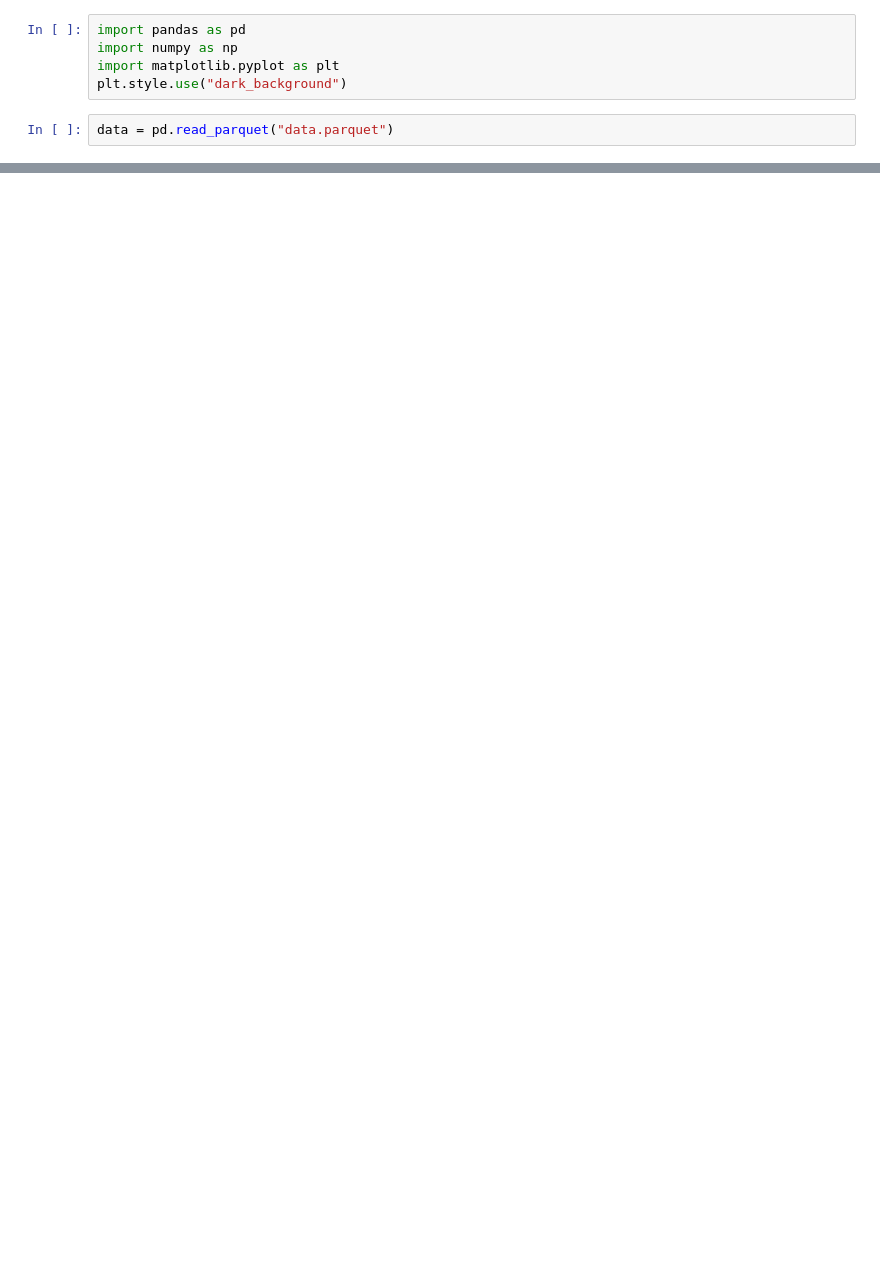
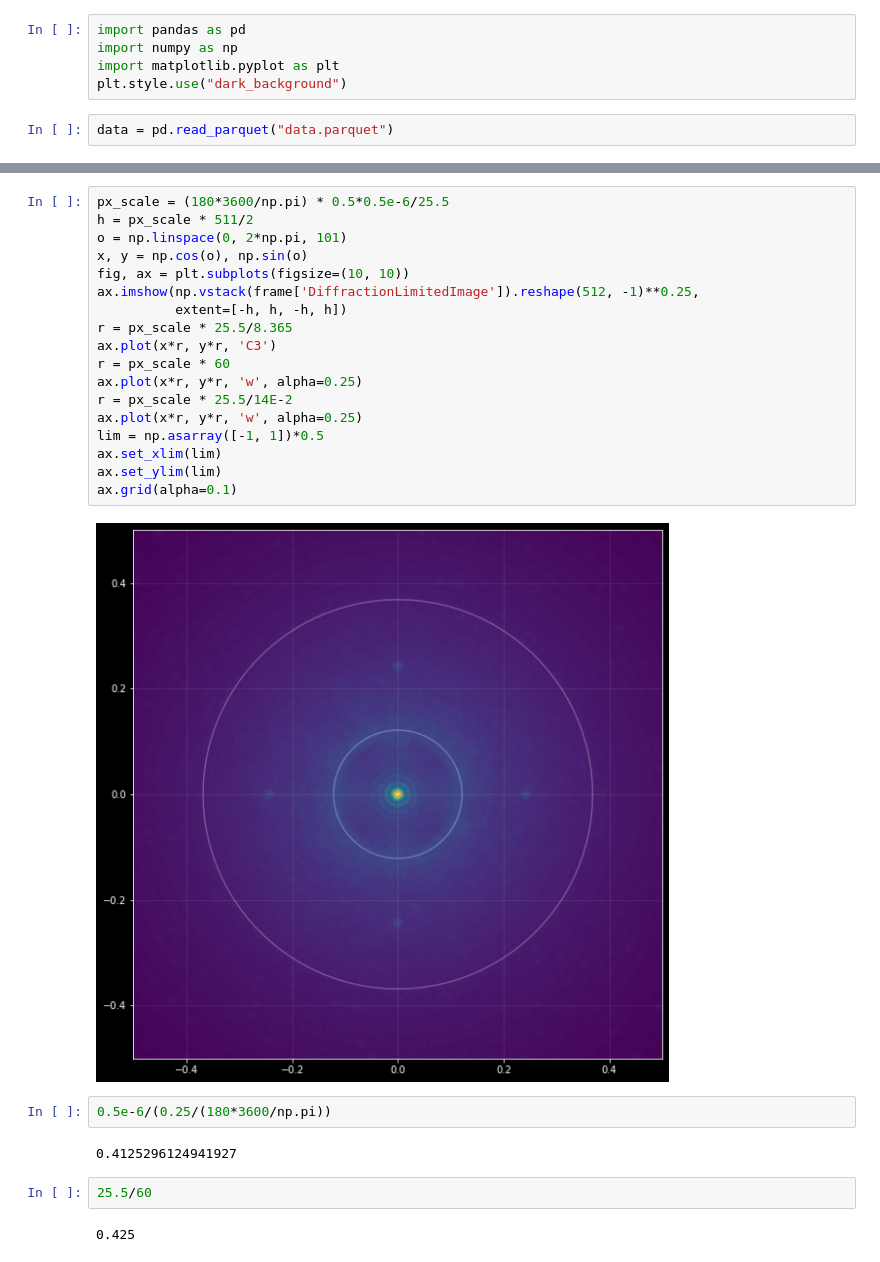
Before and after one commit to rconan/dos101, a Jupyter notebook: data.ipynb, the cells around one changed output, grey strips where cells are left out. Saved outputs shown, nothing was run; the diff lists cells and outputs as text; blank space fills up the shorter version.

```diff
--- a/data.ipynb
+++ b/data.ipynb
@@ -73,0 +93,28 @@ ax.imshow(np.vstack(frame['DetectorFrame']).reshape(512,-1))
+# %%
+px_scale = (180*3600/np.pi) * 0.5*0.5e-6/25.5
+h = px_scale * 511/2
+o = np.linspace(0, 2*np.pi, 101)
+x, y = np.cos(o), np.sin(o)
+fig, ax = plt.subplots(figsize=(10, 10))
+ax.imshow(np.vstack(frame['DiffractionLimitedImage']).reshape(512, -1)**0.25,
+          extent=[-h, h, -h, h])
+r = px_scale * 25.5/8.365
+ax.plot(x*r, y*r, 'C3')
+r = px_scale * 60
+ax.plot(x*r, y*r, 'w', alpha=0.25)
+r = px_scale * 25.5/14E-2
+ax.plot(x*r, y*r, 'w', alpha=0.25)
+lim = np.asarray([-1, 1])*0.5
+ax.set_xlim(lim)
+ax.set_ylim(lim)
+ax.grid(alpha=0.1)
+# %% [output]
+[figure, added]
+# %%
+0.5e-6/(0.25/(180*3600/np.pi))
+# %% [output]
+0.4125296124941927
+# %%
+25.5/60
+# %% [output]
+0.425
```
Also changed, not shown: parts of 10 cells of this notebook, 2 other files.
